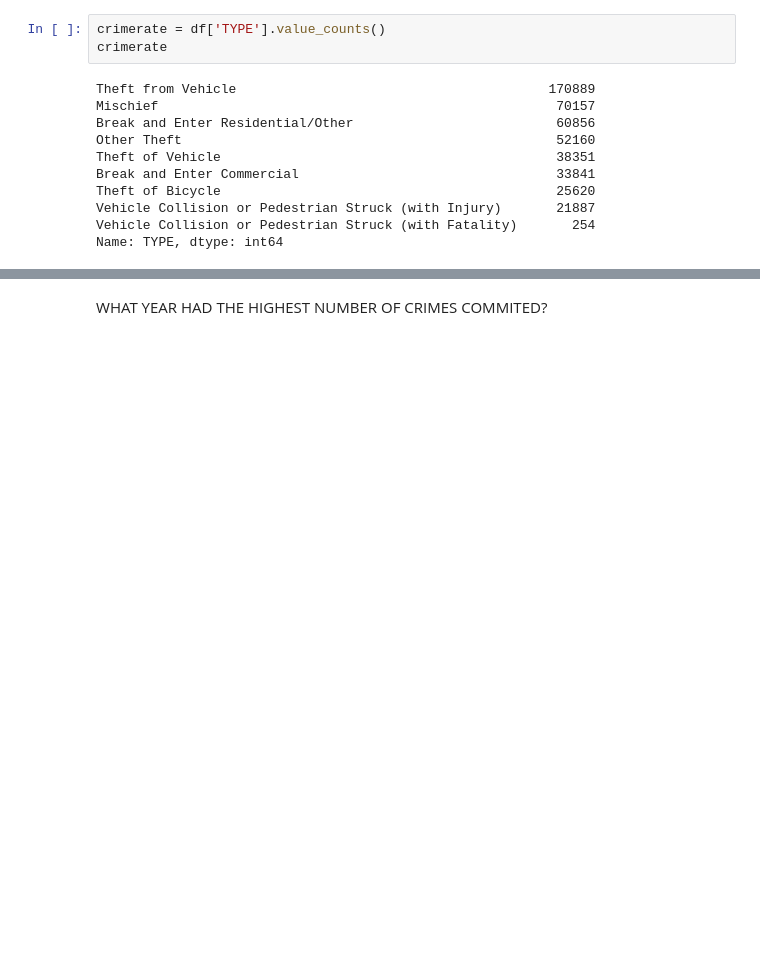
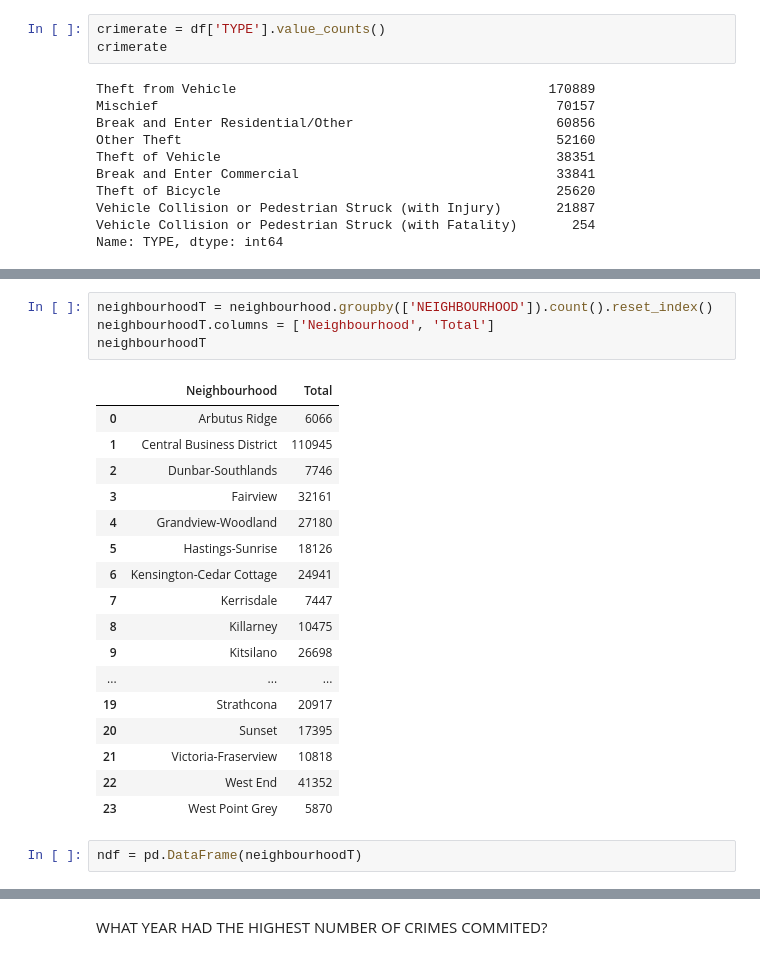
Before and after one commit to damolaosho/crime-analysis-vancouver, a Jupyter notebook: crime-analysis.ipynb, the cells around one changed output, grey strips where cells are left out. Cells and saved outputs as stored; diff of their text form; blank space fills up the shorter version.

```diff
--- a/crime-analysis.ipynb
+++ b/crime-analysis.ipynb
@@ -180,0 +227,24 @@ Analysis from this dataset show that Theft from Vehicle is the highest crime in
+# %%
+neighbourhoodT = neighbourhood.groupby(['NEIGHBOURHOOD']).count().reset_index()
+neighbourhoodT.columns = ['Neighbourhood', 'Total']
+neighbourhoodT
+# %% [output]
+|  | Neighbourhood | Total |
+| 0 | Arbutus Ridge | 6066 |
+| 1 | Central Business District | 110945 |
+| 2 | Dunbar-Southlands | 7746 |
+| 3 | Fairview | 32161 |
+| 4 | Grandview-Woodland | 27180 |
+| 5 | Hastings-Sunrise | 18126 |
+| 6 | Kensington-Cedar Cottage | 24941 |
+| 7 | Kerrisdale | 7447 |
+| 8 | Killarney | 10475 |
+| 9 | Kitsilano | 26698 |
+| ... | ... | ... |
+| 19 | Strathcona | 20917 |
+| 20 | Sunset | 17395 |
+| 21 | Victoria-Fraserview | 10818 |
+| 22 | West End | 41352 |
+| 23 | West Point Grey | 5870 |
+# %%
+ndf = pd.DataFrame(neighbourhoodT)
```
Also changed, not shown: parts of 20 cells of this notebook.
